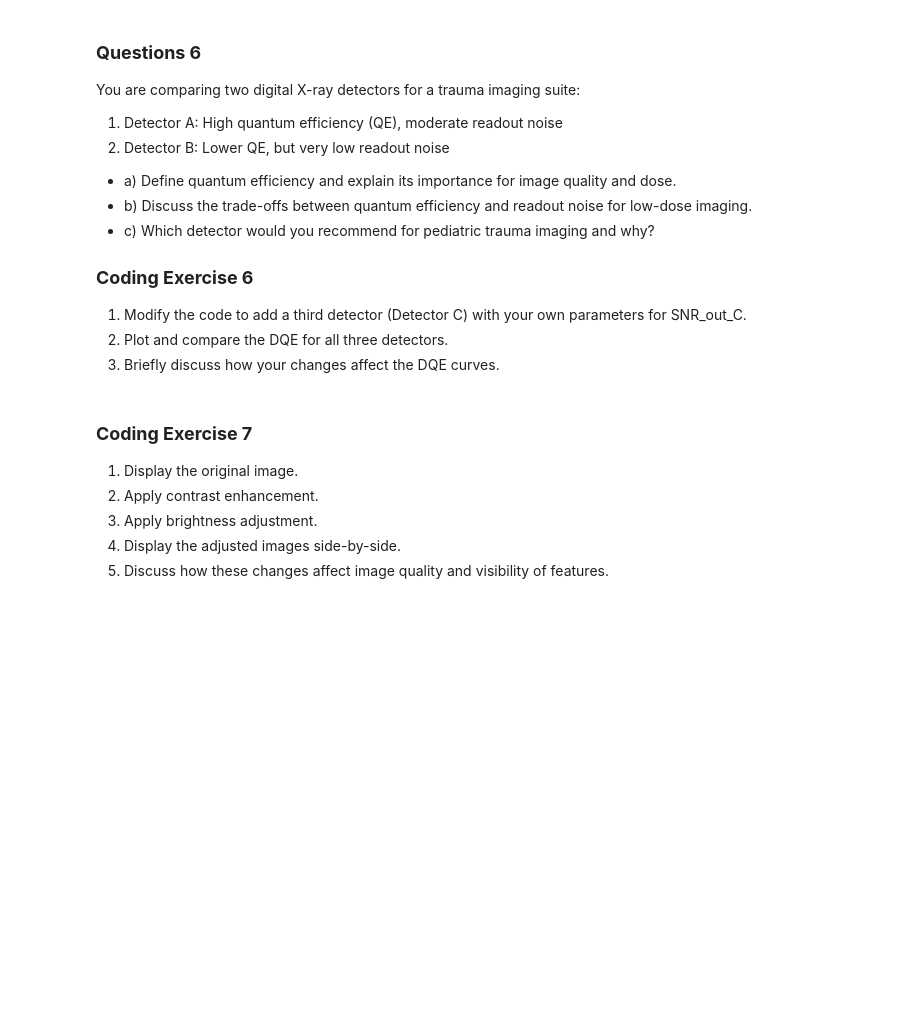
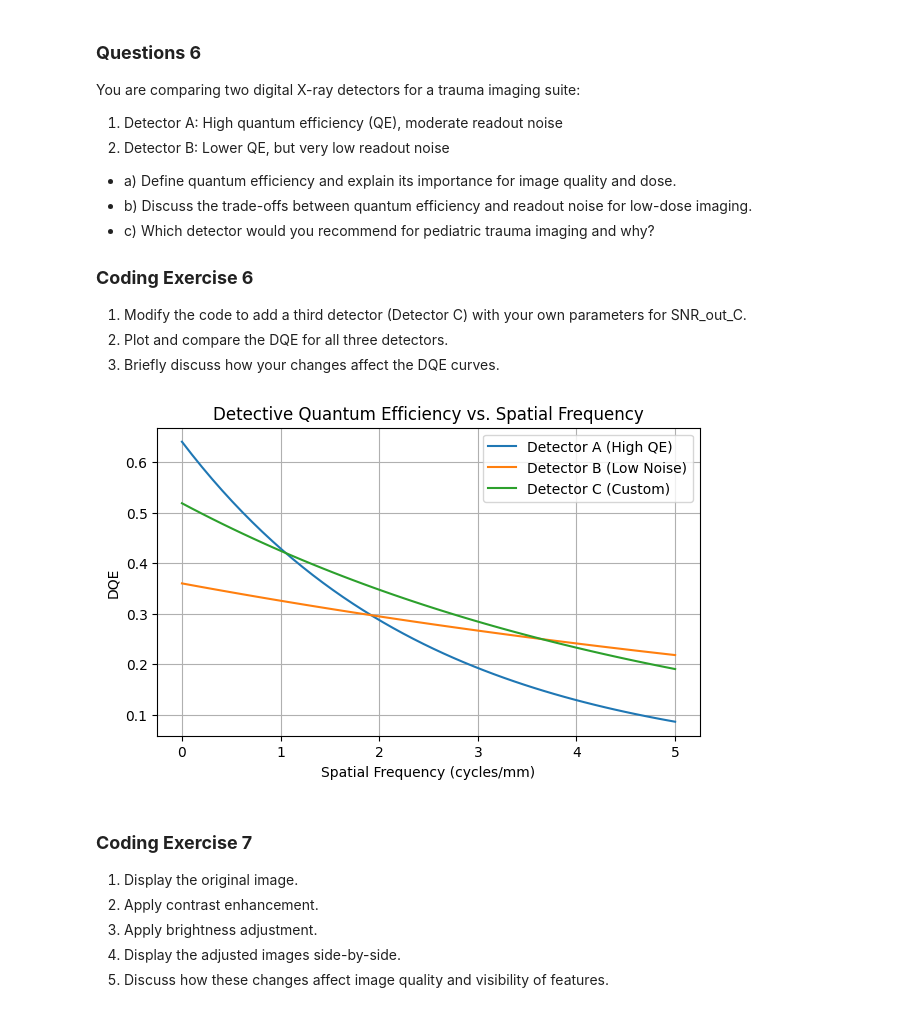
Before and after one commit to julianamassaro/BMEN509-623_Deliverable_2, a Jupyter notebook: deliverable-02-starter.ipynb, the cells around one changed output. Saved outputs shown, nothing was run; the diff lists cells and outputs as text; code cells hidden in the pictures; blank space fills up the shorter version.

```diff
--- a/deliverable-02-starter.ipynb
+++ b/deliverable-02-starter.ipynb
@@ -278,30 +436,50 @@ You are comparing two digital X-ray detectors for a trauma imaging suite:
 # %%
 import numpy as np
 import matplotlib.pyplot as plt
 
 def compute_dqe(snr_in, snr_out):
     return (snr_out ** 2) / (snr_in ** 2)
 
 # Example data for two detectors
 spatial_freq = np.linspace(0, 5, 50)  # cycles/mm
 snr_in = 100 * np.exp(-0.2 * spatial_freq)
+
 snr_out_A = 80 * np.exp(-0.4 * spatial_freq)  # High QE, moderate noise
 snr_out_B = 60 * np.exp(-0.25 * spatial_freq)  # Lower QE, low noise
 
+snr_out_C = 72 * np.exp(-0.3 * spatial_freq)
+
+# Compute DQE for each detector
 dqe_A = compute_dqe(snr_in, snr_out_A)
 dqe_B = compute_dqe(snr_in, snr_out_B)
+dqe_C = compute_dqe(snr_in, snr_out_C)
+
+
 
 plt.figure(figsize=(7,4))
 plt.plot(spatial_freq, dqe_A, label='Detector A (High QE)')
 plt.plot(spatial_freq, dqe_B, label='Detector B (Low Noise)')
+plt.plot(spatial_freq, dqe_C, label='Detector C (Custom)')
 plt.xlabel('Spatial Frequency (cycles/mm)')
 plt.ylabel('DQE')
 plt.title('Detective Quantum Efficiency vs. Spatial Frequency')
 plt.legend()
 plt.grid(True)
 plt.show()
 
 # TODO: Briefly discuss how your changes affect the DQE curves.
+
+# Detector A shows the lowest DQE frequency because it has the highest quantum
+# efficiency but it degrades faster at higher spatial frequency.
+# Detector B has a lower low frequency DQE but it is able to maintain
+# performance better at higher values compared to Detector A.
+# Detector C shows a middle ground in terms of behaviour, balancing both
+# quantum efficiency and spatial frequency response - this was done purposely
+# as I selected values for C that were in the middle of the ranges of A and B.
+# the behaviour of the DQE curves is consistent with the trade-off between
+# photon absorption efficiency and preservation of fine details.
+# %% [output]
+[figure, added]
 # %% [markdown]
 ### **Coding Exercise 7**
 
```
Also changed, not shown: parts of 7 cells of this notebook.
